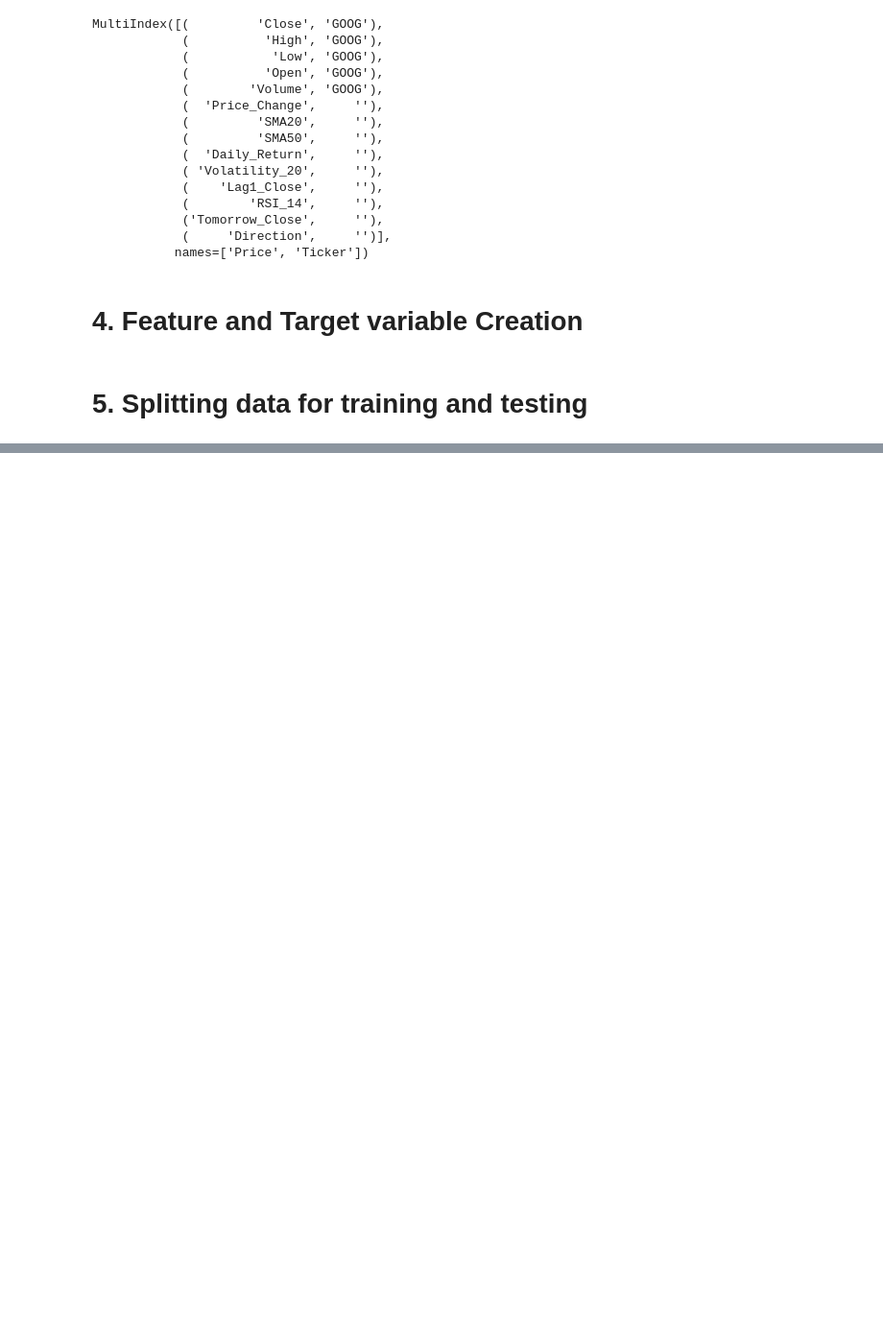
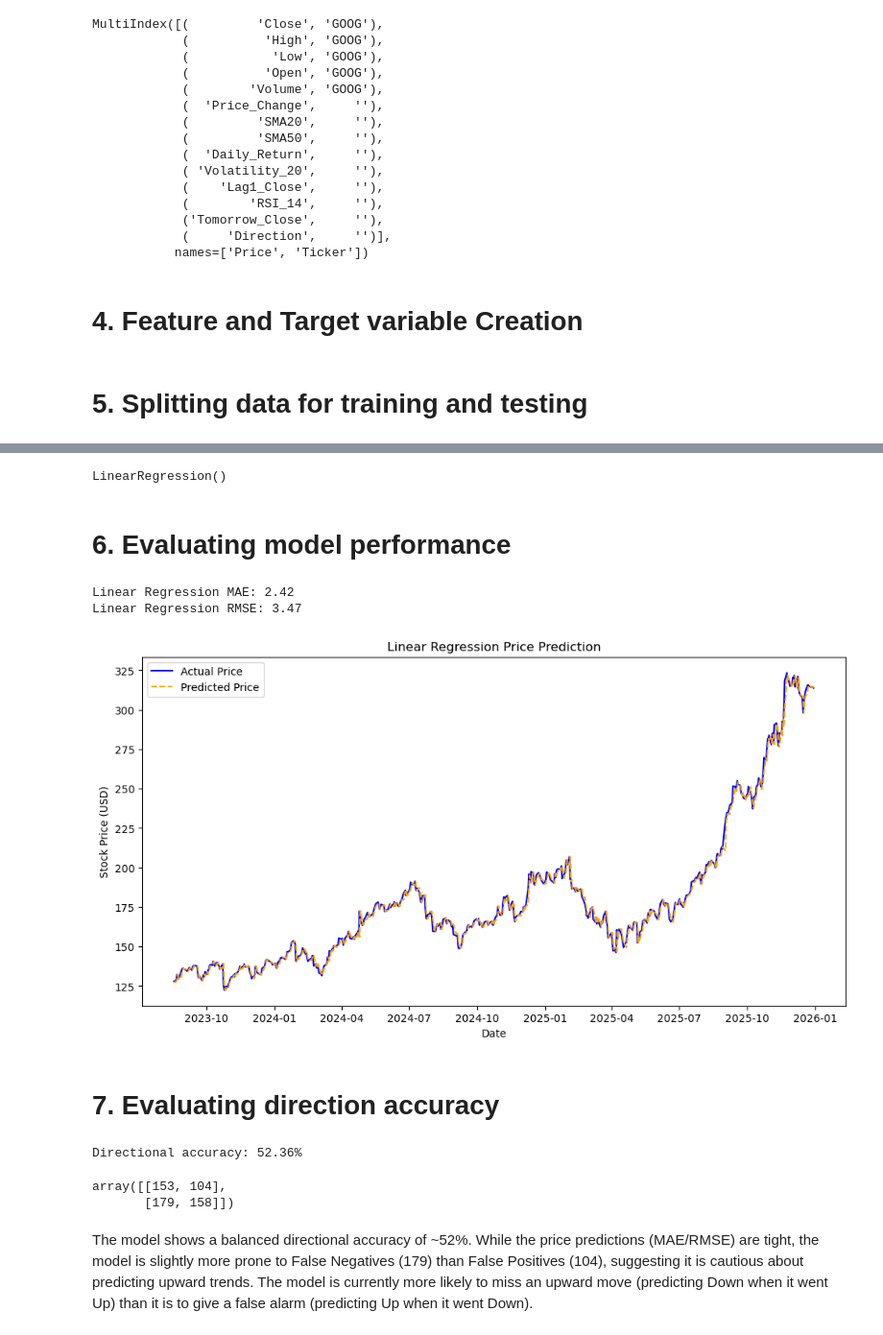
Before and after one commit to Denim951/stock-price-forecasting, a Jupyter notebook: stock_model_development.ipynb, the cells around one changed output, grey strips where cells are left out. Shown at 96% size. Cells and saved outputs as stored; diff of their text form; code cells hidden in the pictures; blank space fills up the shorter version.

Commit message:
Implemented Linear Regression baseline and evaluation metrics

```diff
--- a/stock_model_development.ipynb
+++ b/stock_model_development.ipynb
@@ -196,0 +199,59 @@ X_train_dir.shape, X_test_dir.shape, y_train_dir.shape, y_test_dir.shape
+# %%
+lr_model = LinearRegression()
+
+lr_model.fit(X_train_price, y_train_price)
+# %% [output]
+LinearRegression()
+# %%
+lr_predictions = lr_model.predict(X_test_price)
+# %% [markdown]
+# 6. Evaluating model performance
+# %%
+mae = mean_absolute_error(y_test_price, lr_predictions)
+
+rmse = np.sqrt(mean_squared_error(y_test_price, lr_predictions))
+
+print(f"Linear Regression MAE: {mae:.2f}")
+print(f"Linear Regression RMSE: {rmse:.2f}")
+# %% [output]
+Linear Regression MAE: 2.42
+Linear Regression RMSE: 3.47
+# %%
+plt.figure(figsize=(12,6))
+
+plt.plot(y_test_price.index, y_test_price.values, label="Actual Price", color="blue")
+plt.plot(y_test_price.index, lr_predictions, label="Predicted Price",color="orange", linestyle="--")
+
+plt.xlabel("Date")
+plt.ylabel("Stock Price (USD)")
+
+plt.title("Linear Regression Price Prediction")
+plt.legend()
+plt.show()
+# %% [output]
+[figure, added]
+# %% [markdown]
+# 7. Evaluating direction accuracy
+# %%
+# Predicted price > today's price: stock goes UP
+# Predicted price =< today's price: stock goes DOWN
+
+# Force both to be flat 1D arrays before comparing
+pred_vals = lr_predictions.ravel()
+actual_closes = X_test_price["Close"].values.ravel()
+
+# This will now be shape (594,)
+predicted_direction = (pred_vals > actual_closes).astype(int)
+
+
+direction_accuracy = accuracy_score(y_test_dir, predicted_direction)
+print(f"Directional accuracy: {direction_accuracy:.2%}")
+# %% [output]
+Directional accuracy: 52.36%
+# %%
+confusion_matrix(y_test_dir, predicted_direction)
+# %% [output]
+array([[153, 104],
+       [179, 158]])
+# %% [markdown]
+The model shows a balanced directional accuracy of ~52%. While the price predictions (MAE/RMSE) are tight, the model is slightly more prone to False Negatives (179) than False Positives (104), suggesting it is cautious about predicting upward trends. The model is currently more likely to miss an upward move (predicting Down when it went Up) than it is to give a false alarm (predicting Up when it went Down).
```
Also changed, not shown: parts of 7 cells of this notebook.
